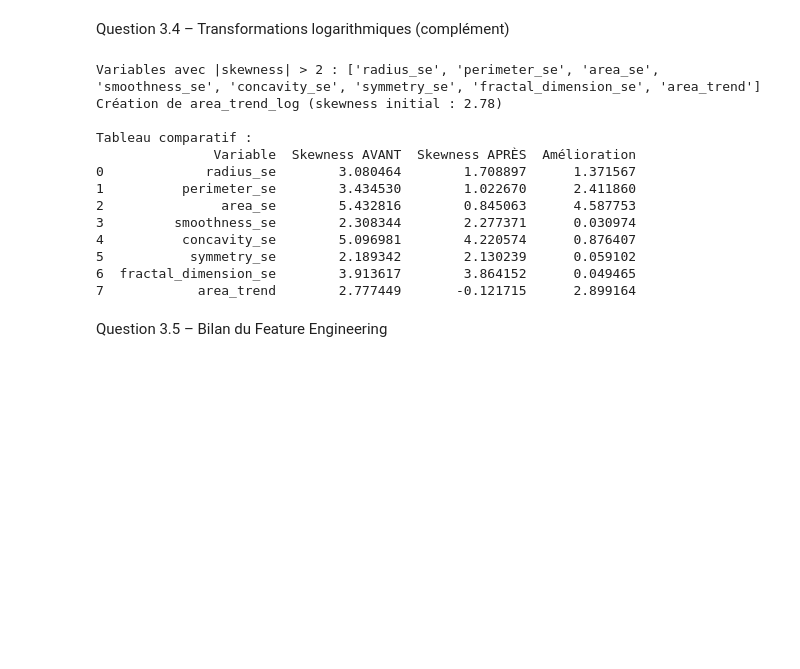
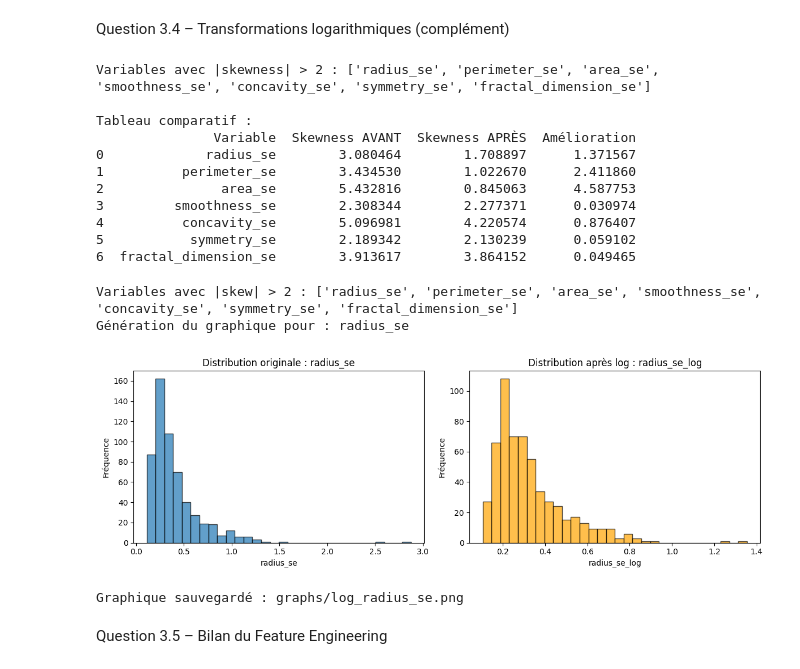
Before and after one commit to Melyna16/Projet-Data-Mining-Breast-Cancer, a Jupyter notebook: breast_cancer_analysis.ipynb, the cells around one changed output. Cells and saved outputs as stored; diff of their text form; code cells hidden in the pictures; blank space fills up the shorter version.

```diff
--- a/breast_cancer_analysis.ipynb
+++ b/breast_cancer_analysis.ipynb
@@ -270,8 +270,12 @@ plt.show()
 Question 3.4 – Transformations logarithmiques (complément)
 # %%
 # Cellule 3.4.1 - Création des transformations log pour les variables asymétriques
+import pandas as pd
 import numpy as np
 from scipy.stats import skew
+
+# Chargement du dataset
+df = pd.read_csv('breast_cancer_cleaned.csv')
 
 # 1. Sélectionner les variables numériques (sauf la cible et les colonnes déjà log)
 exclude = ['diagnosis', 'target']  # target sera créée plus tard
@@ -309,8 +313,7 @@ comparison = pd.DataFrame({
 print("\nTableau comparatif :")
 print(comparison)
 # %% [output]
-Variables avec |skewness| > 2 : ['radius_se', 'perimeter_se', 'area_se', 'smoothness_se', 'concavity_se', 'symmetry_se', 'fractal_dimension_se', 'area_trend']
-Création de area_trend_log (skewness initial : 2.78)
+Variables avec |skewness| > 2 : ['radius_se', 'perimeter_se', 'area_se', 'smoothness_se', 'concavity_se', 'symmetry_se', 'fractal_dimension_se']
 
 Tableau comparatif :
                Variable  Skewness AVANT  Skewness APRÈS  Amélioration
@@ -321,7 +324,75 @@ Tableau comparatif :
 4          concavity_se        5.096981        4.220574      0.876407
 5           symmetry_se        2.189342        2.130239      0.059102
 6  fractal_dimension_se        3.913617        3.864152      0.049465
-7            area_trend        2.777449       -0.121715      2.899164
+# %%
+# Cellule autonome pour 3.4 : transformations log et graphique
+import pandas as pd
+import numpy as np
+import matplotlib.pyplot as plt
+from scipy.stats import skew
+import os
+
+# Charger le dataset
+df = pd.read_csv('breast_cancer_cleaned.csv')
+# Créer le dossier graphs
+os.makedirs('graphs', exist_ok=True)
+
+# Sélectionner les colonnes numériques (sauf la cible diagnosis)
+exclude = ['diagnosis']
+numeric_cols = df.select_dtypes(include=[np.number]).columns.tolist()
+numeric_cols = [col for col in numeric_cols if '_log' not in col and col not in exclude]
+
+# Calcul du skewness initial
+skewness_initial = {}
+for col in numeric_cols:
+    skewness_initial[col] = skew(df[col].dropna())
+
+# Identifier les variables avec |skew| > 2
+high_skew = [col for col in numeric_cols if abs(skewness_initial[col]) > 2]
+print(f"Variables avec |skew| > 2 : {high_skew}")
+
+# Créer les colonnes log si nécessaire
+for col in high_skew:
+    log_col = col + '_log'
+    if log_col not in df.columns:
+        df[log_col] = np.log1p(df[col])
+
+# Sélectionner une variable pour le graphique (par exemple la première de high_skew)
+if high_skew:
+    var = high_skew[0]
+    log_var = var + '_log'
+else:
+    # Fallback : utiliser une variable manuelle (par exemple area_mean si elle existe)
+    var = 'area_mean'
+    log_var = var + '_log'
+    if log_var not in df.columns:
+        df[log_var] = np.log1p(df[var])
+
+print(f"Génération du graphique pour : {var}")
+
+# Graphique côte à côte
+fig, (ax1, ax2) = plt.subplots(1, 2, figsize=(12, 4))
+
+ax1.hist(df[var].dropna(), bins=30, edgecolor='black', alpha=0.7)
+ax1.set_title(f'Distribution originale : {var}')
+ax1.set_xlabel(var)
+ax1.set_ylabel('Fréquence')
+
+ax2.hist(df[log_var].dropna(), bins=30, edgecolor='black', alpha=0.7, color='orange')
+ax2.set_title(f'Distribution après log : {log_var}')
+ax2.set_xlabel(log_var)
+ax2.set_ylabel('Fréquence')
+
+plt.tight_layout()
+plt.savefig(f'graphs/log_{var}.png', dpi=300, bbox_inches='tight')
+plt.show()
+
+print(f"Graphique sauvegardé : graphs/log_{var}.png")
+# %% [output]
+Variables avec |skew| > 2 : ['radius_se', 'perimeter_se', 'area_se', 'smoothness_se', 'concavity_se', 'symmetry_se', 'fractal_dimension_se']
+Génération du graphique pour : radius_se
+[figure, added]
+Graphique sauvegardé : graphs/log_radius_se.png
 # %% [markdown]
 Question 3.5 – Bilan du Feature Engineering
 # %%
```
Also changed, not shown: parts of 2 cells of this notebook.
